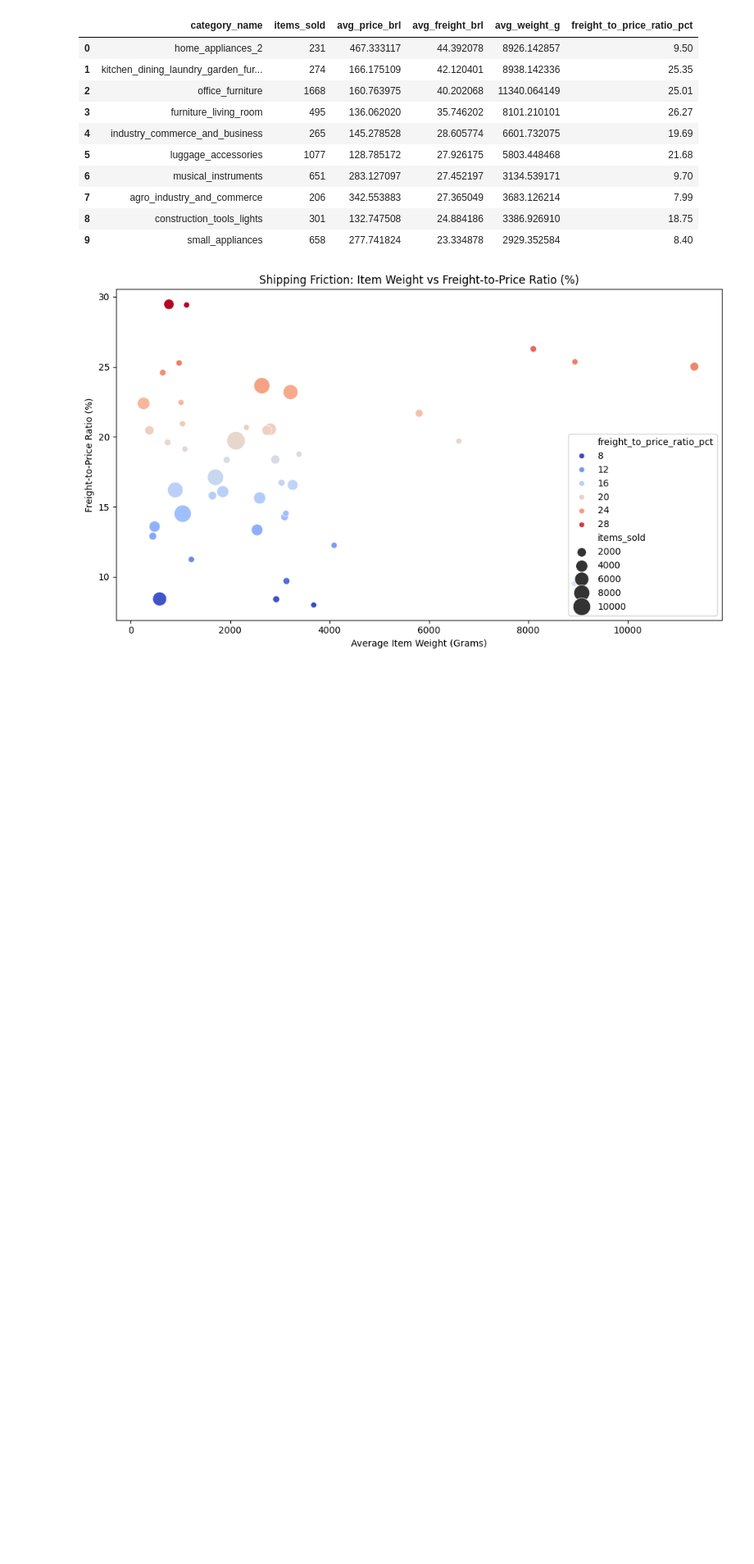
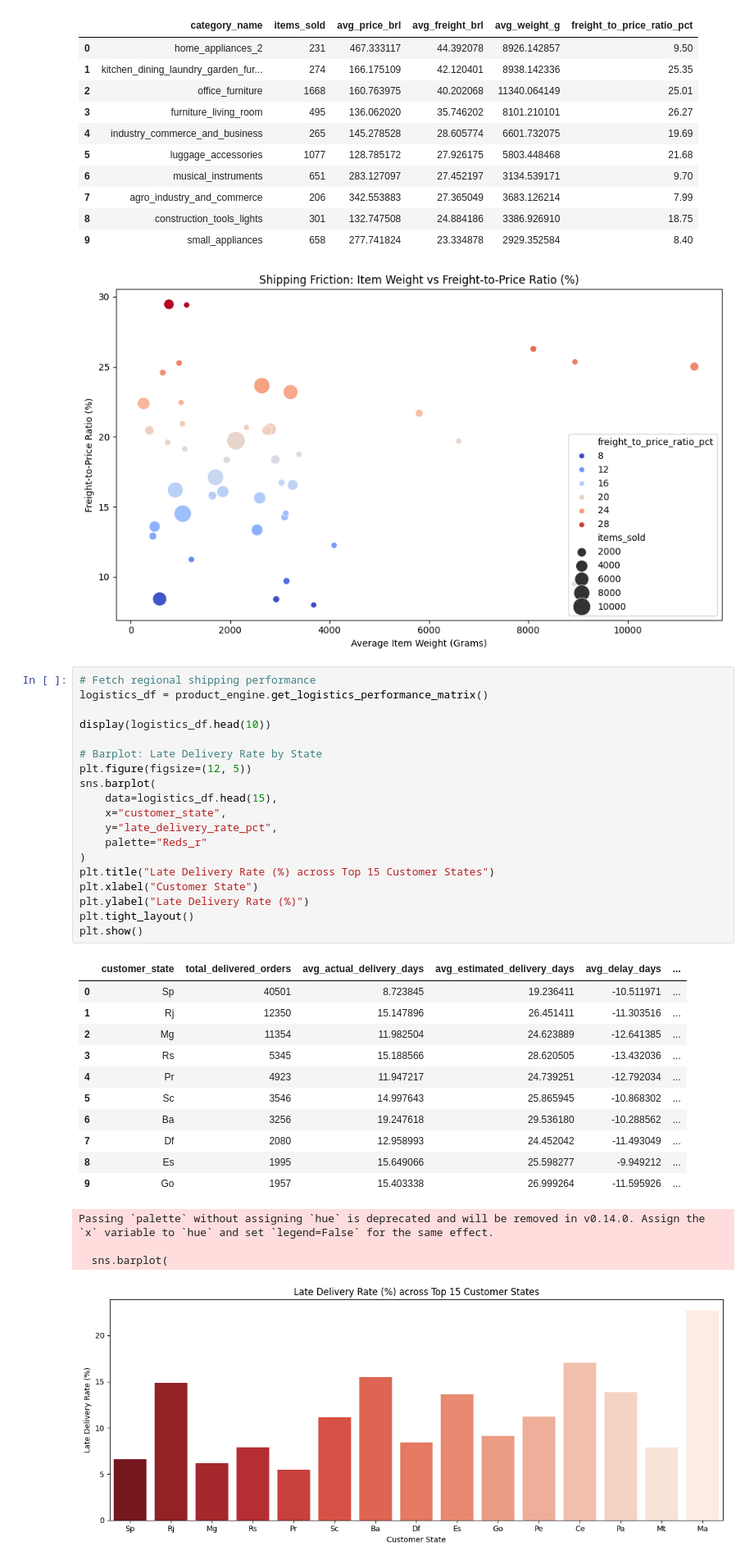
Before and after one commit to NazmullSyntax/ecommerce-product-customer-analytics, a Jupyter notebook: notebooks/06_product_analytics.ipynb, the cells around one changed output. Shown at 82% size. Cells and saved outputs as stored; diff of their text form; blank space fills up the shorter version.

Commit message:
Day 8: Completed Product Analytics, Pareto 80/20 categorization, and logistics delay analysis

```diff
--- a/notebooks/06_product_analytics.ipynb
+++ b/notebooks/06_product_analytics.ipynb
@@ -95,3 +95,38 @@ plt.show()
 | 8 | construction_tools_lights | 301 | 132.747508 | 24.884186 | 3386.926910 | 18.75 |
 | 9 | small_appliances | 658 | 277.741824 | 23.334878 | 2929.352584 | 8.40 |
 [figure]
+# %%
+# Fetch regional shipping performance
+logistics_df = product_engine.get_logistics_performance_matrix()
+
+display(logistics_df.head(10))
+
+# Barplot: Late Delivery Rate by State
+plt.figure(figsize=(12, 5))
+sns.barplot(
+    data=logistics_df.head(15),
+    x="customer_state",
+    y="late_delivery_rate_pct",
+    palette="Reds_r"
+)
+plt.title("Late Delivery Rate (%) across Top 15 Customer States")
+plt.xlabel("Customer State")
+plt.ylabel("Late Delivery Rate (%)")
+plt.tight_layout()
+plt.show()
+# %% [output]
+|  | customer_state | total_delivered_orders | avg_actual_delivery_days | avg_estimated_delivery_days | avg_delay_days | ... |
+| 0 | Sp | 40501 | 8.723845 | 19.236411 | -10.511971 | ... |
+| 1 | Rj | 12350 | 15.147896 | 26.451411 | -11.303516 | ... |
+| 2 | Mg | 11354 | 11.982504 | 24.623889 | -12.641385 | ... |
+| 3 | Rs | 5345 | 15.188566 | 28.620505 | -13.432036 | ... |
+| 4 | Pr | 4923 | 11.947217 | 24.739251 | -12.792034 | ... |
+| 5 | Sc | 3546 | 14.997643 | 25.865945 | -10.868302 | ... |
+| 6 | Ba | 3256 | 19.247618 | 29.536180 | -10.288562 | ... |
+| 7 | Df | 2080 | 12.958993 | 24.452042 | -11.493049 | ... |
+| 8 | Es | 1995 | 15.649066 | 25.598277 | -9.949212 | ... |
+| 9 | Go | 1957 | 15.403338 | 26.999264 | -11.595926 | ... |
+Passing `palette` without assigning `hue` is deprecated and will be removed in v0.14.0. Assign the `x` variable to `hue` and set `legend=False` for the same effect.
+
+  sns.barplot(
+[figure, added]
```
Also changed, not shown: parts of 1 cell of this notebook.
